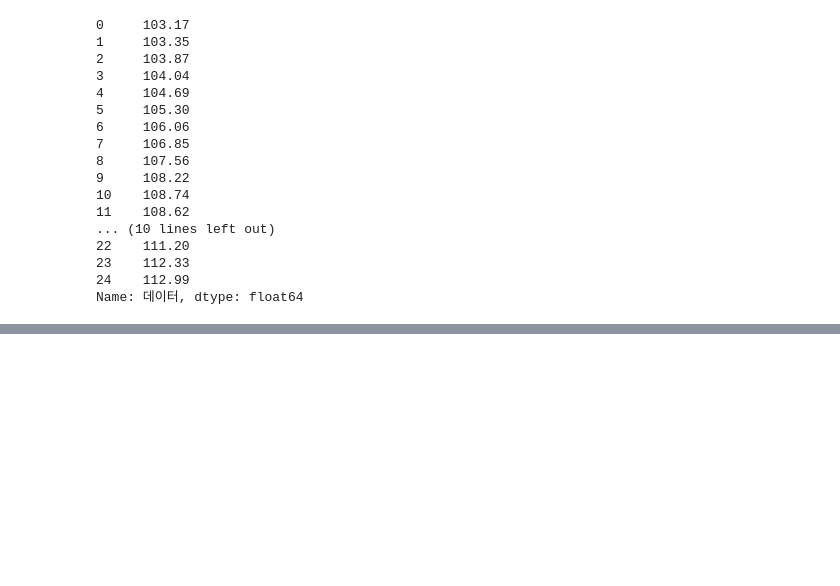
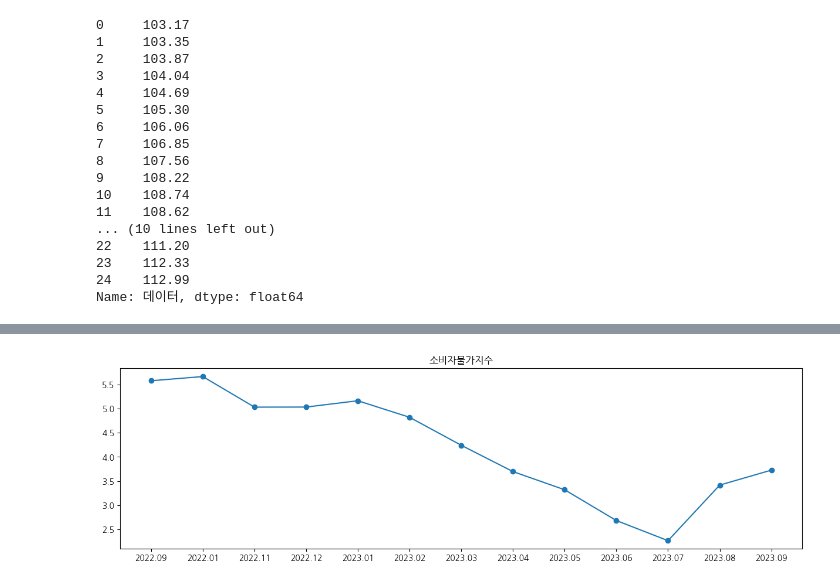
Before and after one commit to won195/TIL, a Jupyter notebook: [통계청X오늘코드]_파이썬_활용_TIP_①국가통계포털(KOSIS)자료로_데이터_로드하기.ipynb, the cells around one changed output, grey strips where cells are left out. Cells and saved outputs as stored; diff of their text form; code cells hidden in the pictures; blank space fills up the shorter version.

```diff
--- a/[통계청X오늘코드]_파이썬_활용_TIP_①국가통계포털(KOSIS)자료로_데이터_로드하기.ipynb
+++ b/[통계청X오늘코드]_파이썬_활용_TIP_①국가통계포털(KOSIS)자료로_데이터_로드하기.ipynb
@@ -5,3 +5,17 @@ import pandas as pd
 import numpy as np
 import matplotlib.pyplot as plt
 import seaborn as sns
+# %%
+%matplotlib inline
+
+import matplotlib as mpl  # 기본 설정
+import matplotlib.pyplot as plt  # 그래프 그리기
+import matplotlib.font_manager as fm  # 폰트 관리
+
+
+!apt-get update -qq         # apt-get 패키지 설치 명령어, -qq : 에러외 메세지 숨기기
+!apt-get install fonts-nanum* -qq #나눔글꼴 설치
+
+fe = fm.FontEntry(fname=r'/usr/share/fonts/truetype/nanum/NanumGothic.ttf', name='NanumGothic') #파일 저장되어있는 경로와 이름 설정
+fm.fontManager.ttflist.insert(0, fe)  # Matplotlib에 폰트 추가
+plt.rcParams.update({'font.size': 10, 'font.family': 'NanumGothic'}) #폰트설정
@@ -51,5 +74,6 @@ dtypes: float64(2), object(2)
 memory usage: 378.2+ KB
 # %%
 df_price = df_price_index[df_price_index["품목별"] == "총지수"].copy()
-df_price["데이터"].pct_change(periods=12) * 100
+df_price["전년동월대비"] = df_price["데이터"].pct_change(periods=12) * 100
+df_price
 # %% [output]
@@ -90,3 +114,6 @@ df_price["데이터"]
 23    112.33
 24    112.99
 Name: 데이터, dtype: float64
+# %%
+df_price_notnan = df_price.dropna()
+df_price_notnan
@@ -92,0 +135,20 @@ Name: 데이터, dtype: float64
+# %%
+# '시점' 열을 문자열로 변환
+df_price_notnan['시점'] = df_price_notnan['시점'].astype(str)
+
+# '.'을 기준으로 년과 월로 분리
+df_price_notnan[['년', '월']] = df_price_notnan['시점'].str.split('.', expand=True)
+
+# 월이 한 자리수인 경우 앞에 0을 추가 (예: '9' -> '09')
+df_price_notnan['월'] = df_price_notnan['월'].str.zfill(2)
+
+# 년과 월을 결합하여 datetime 열 생성
+df_price_notnan['날짜'] = pd.to_datetime(df_price_notnan['년'] + df_price_notnan['월'], format='%Y%m')
+
+# '년'과 '월' 컬럼을 '.'으로 연결
+df_price_notnan['시점'] = df_price_notnan['년'] + '.' + df_price_notnan['월']
+
+df_price_notnan = df_price_notnan.drop(['년', '월', '날짜'], axis=1)
+
+# '날짜' 열 출력
+df_price_notnan
@@ -92,0 +204,7 @@ Name: 데이터, dtype: float64
+# %%
+plt.figure(figsize=(15, 4))
+plt.plot(df_price_notnan["시점"], df_price_notnan["전년동월대비"], marker="o")
+plt.title("소비자물가지수")
+plt.show()
+# %% [output]
+[figure, added]
```
Also changed, not shown: parts of 6 cells of this notebook.
